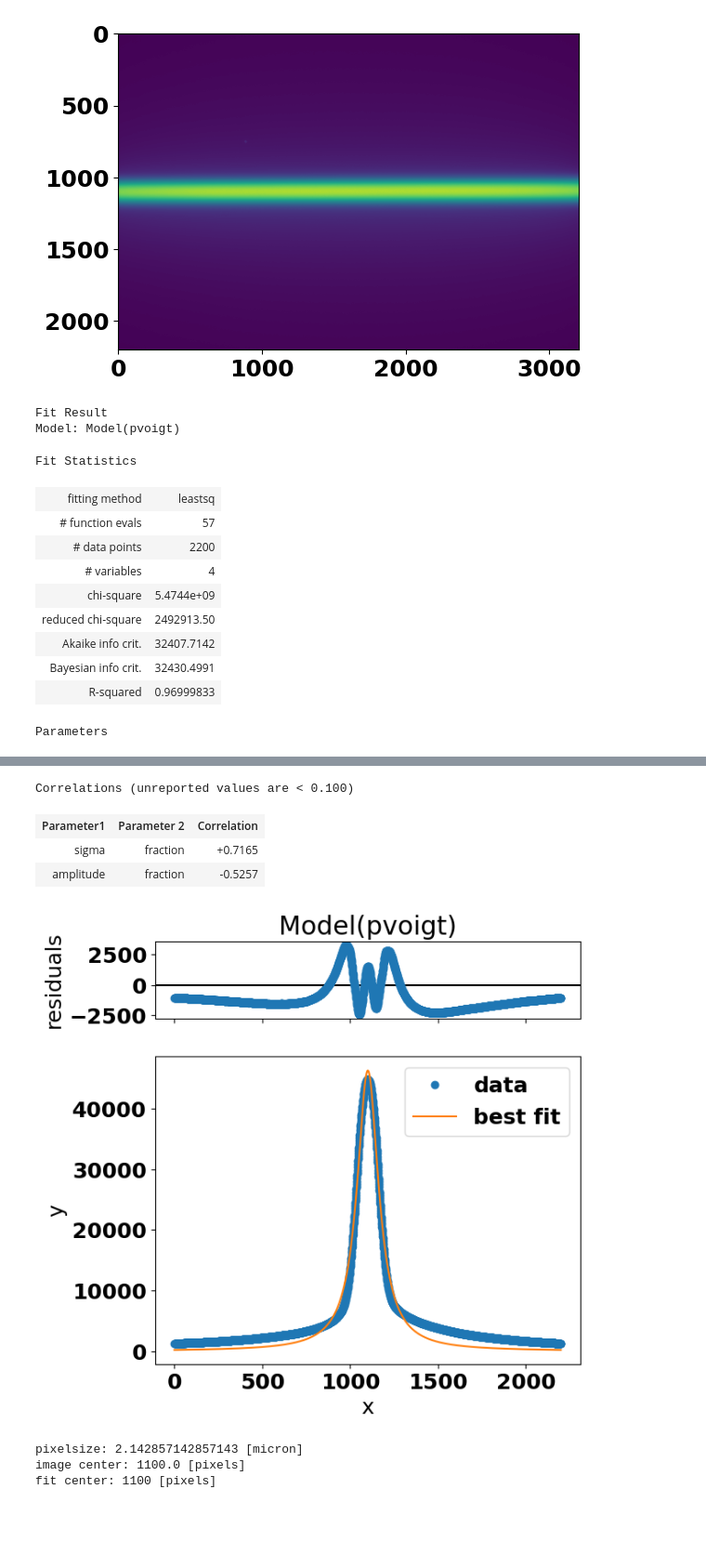
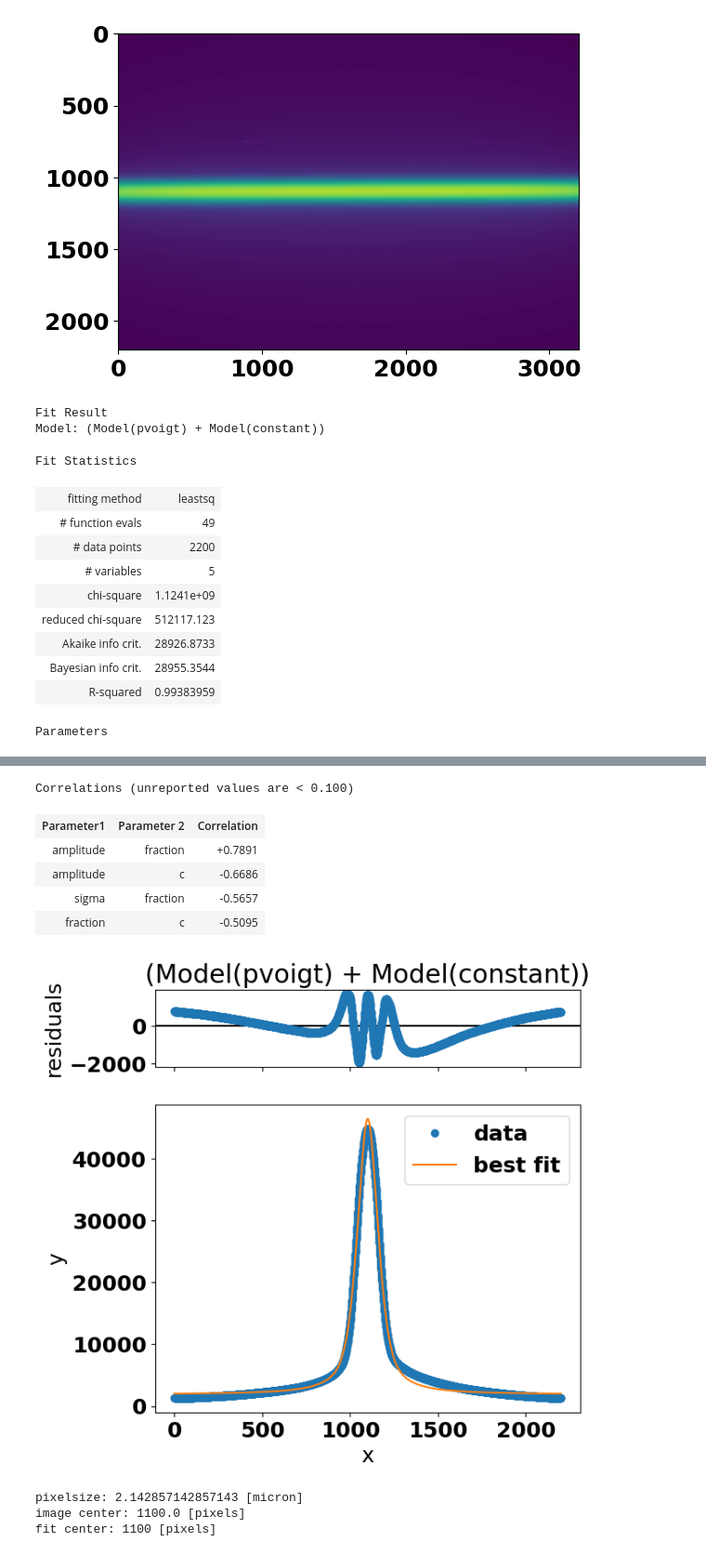
Before and after one commit to gianthk/BEATS_raytracing, a Jupyter notebook: BEATS_commissioning_ver_beam_positions.ipynb, the cells around one changed output, grey strips where cells are left out. Shown at 93% size. Cells and saved outputs as stored; diff of their text form; code cells hidden in the pictures; blank space fills up the shorter version.

```diff
--- a/BEATS_commissioning_ver_beam_positions.ipynb
+++ b/BEATS_commissioning_ver_beam_positions.ipynb
@@ -109,19 +113,19 @@ plt.imshow(im)
 <matplotlib.image.AxesImage at 0x...>
 [figure]
 # %%
-image_fit_profile(im, profile='pseudo-voigt', plot=True) # , width=1400
+image_fit_profile(im, profile='pseudo-voigt', background='constant', plot=True) # , width=1400
 # %% [output]
 Fit Result
-Model: Model(pvoigt)
+Model: (Model(pvoigt) + Model(constant))
 Fit Statistics
 | fitting method | leastsq |
-| # function evals | 57 |
+| # function evals | 49 |
 | # data points | 2200 |
-| # variables | 4 |
-| chi-square | 5.4744e+09 |
-| reduced chi-square | 2492913.50 |
-| Akaike info crit. | 32407.7142 |
-| Bayesian info crit. | 32430.4991 |
-| R-squared | 0.96999833 |
+| # variables | 5 |
+| chi-square | 1.1241e+09 |
+| reduced chi-square | 512117.123 |
+| Akaike info crit. | 28926.8733 |
+| Bayesian info crit. | 28955.3544 |
+| R-squared | 0.99383959 |
 Parameters
 | name | value | standard error | relative error | initial value | min | max | vary | expression |
@@ -134,8 +139,10 @@ Parameters
 Correlations (unreported values are < 0.100)
 | Parameter1 | Parameter 2 | Correlation |
-| sigma | fraction | +0.7165 |
-| amplitude | fraction | -0.5257 |
+| amplitude | fraction | +0.7891 |
+| amplitude | c | -0.6686 |
+| sigma | fraction | -0.5657 |
+| fraction | c | -0.5095 |
-[figure, old version]
+[figure, new version]
 # %%
 fit_center = 1100
 pixelsize = 4.5/2.1 # [um]
```
Also changed, not shown: parts of 20 cells of this notebook.
